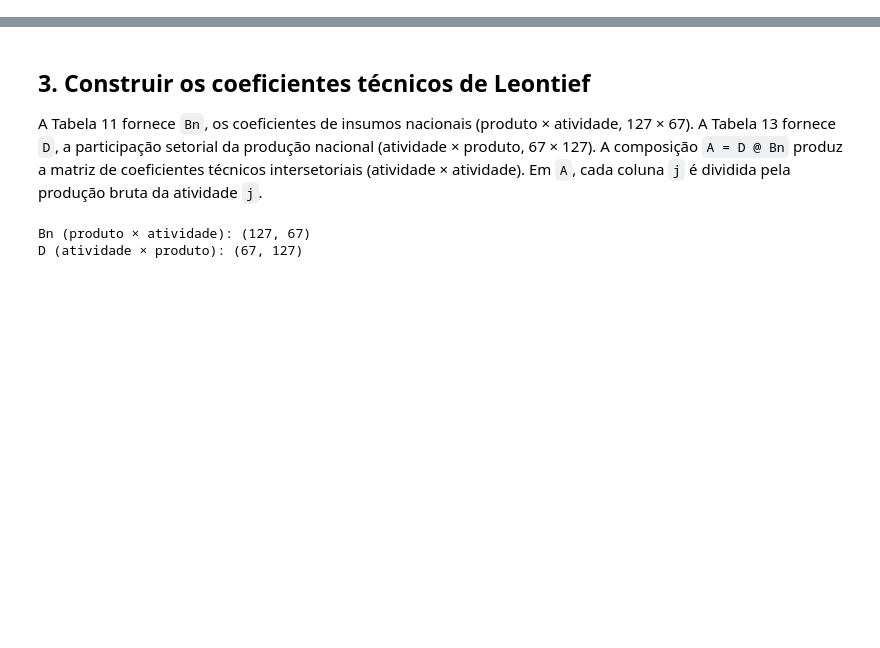
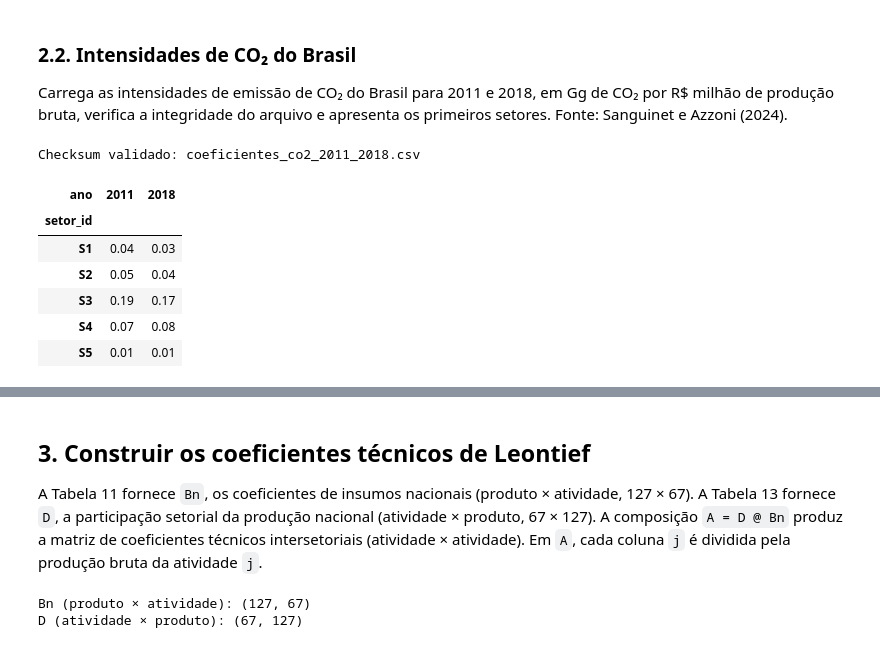
Before and after one commit to G-Cintra/Redes, a Jupyter notebook: analise_matriz_insumo_produto.ipynb, the cells around one changed output, grey strips where cells are left out. Drawn from its saved outputs; the diff is of its cells as text; code cells hidden in the pictures; blank space fills up the shorter version.

```diff
--- a/analise_matriz_insumo_produto.ipynb
+++ b/analise_matriz_insumo_produto.ipynb
@@ -58,0 +49,20 @@ Abas carregadas: 01, 02, 03, 04, 05, 06, 07, 08, 09, 10, 11, 12, 13, 14, 15
+# %% [markdown]
+### 2.2. Intensidades de CO₂ do Brasil
+
+Carrega as intensidades de emissão de CO₂ do Brasil para 2011 e 2018, em Gg de CO₂ por R$ milhão de produção bruta, verifica a integridade do arquivo e apresenta os primeiros setores.
+Fonte: Sanguinet e Azzoni (2024).
+# %%
+matriz_coeficientes_co2 = execucao.carregar(
+    arquivos.carregar_coeficientes_co2, arquivos.ARQUIVO_COEFICIENTES_CO2,
+    "Intensidades de CO₂ do Brasil, 2011 e 2018 (Sanguinet e Azzoni, 2024).",
+)
+matriz_coeficientes_co2.head()
+# %% [output]
+Checksum validado: coeficientes_co2_2011_2018.csv
+| ano | 2011 | 2018 |
+| setor_id |  |  |
+| S1 | 0.04 | 0.03 |
+| S2 | 0.05 | 0.04 |
+| S3 | 0.19 | 0.17 |
+| S4 | 0.07 | 0.08 |
+| S5 | 0.01 | 0.01 |
```
Also changed, not shown: parts of 27 cells of this notebook, 16 other files.
